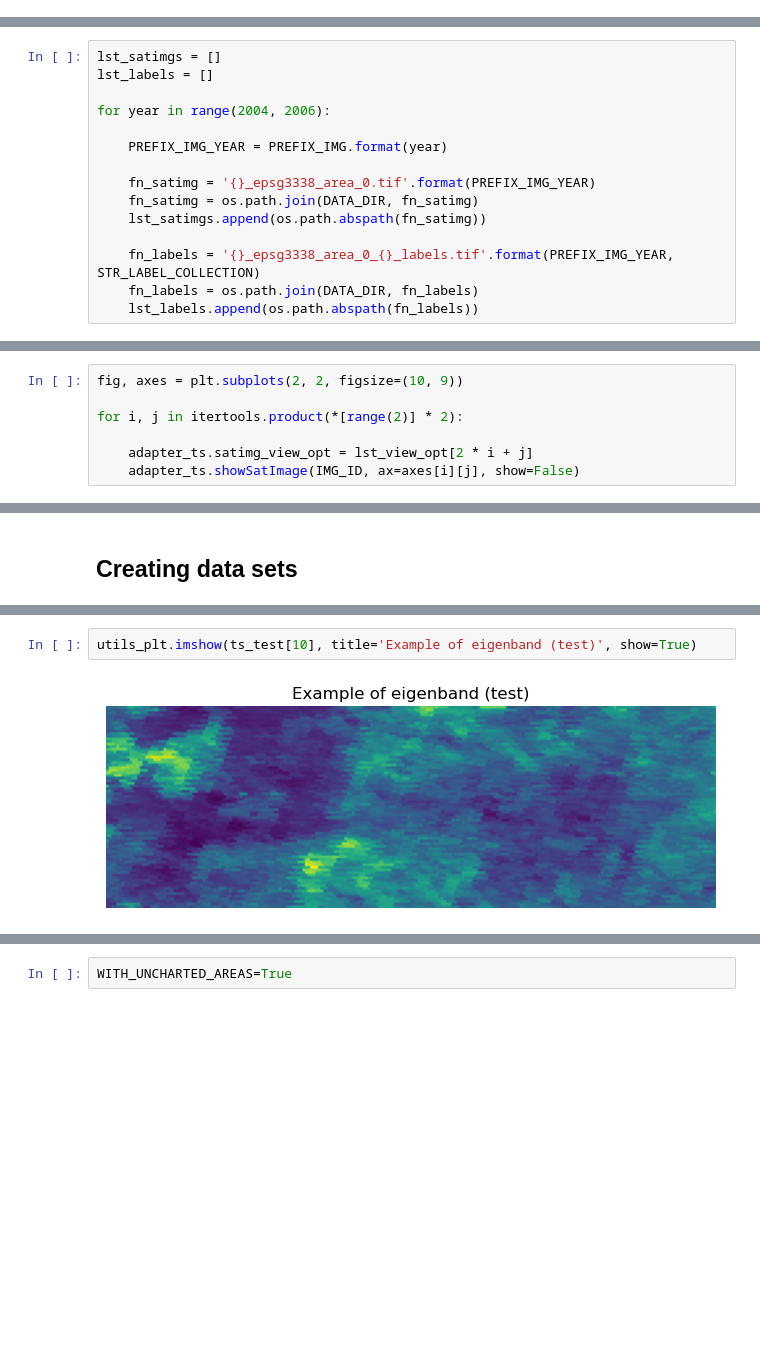
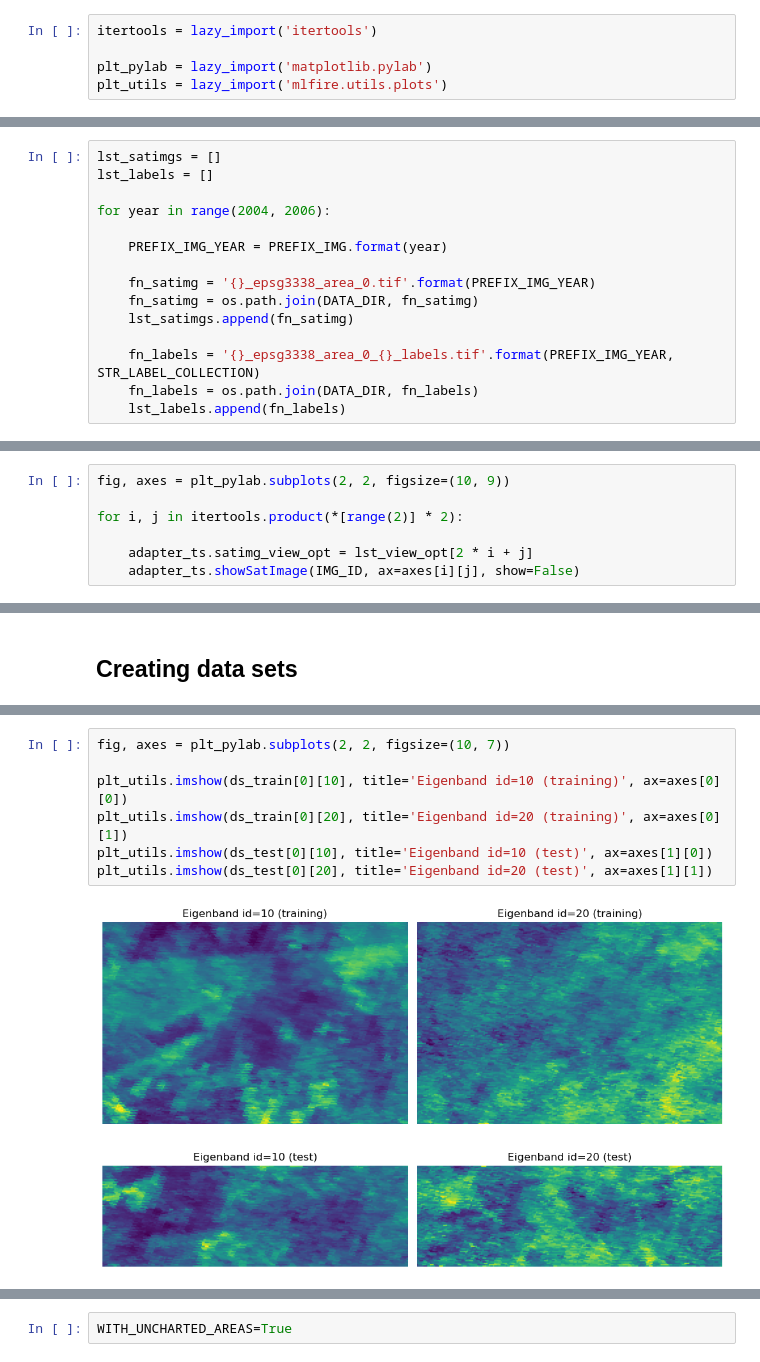
Before and after one commit to natural-hazards/wildfires, a Jupyter notebook: notebooks/pca_example.ipynb, the cells around one changed output, grey strips where cells are left out. Cells and saved outputs as stored; diff of their text form; blank space fills up the shorter version.

```diff
--- a/notebooks/pca_example.ipynb
+++ b/notebooks/pca_example.ipynb
@@ -16 +37,6 @@ from mlfire.utils.functool import lazy_import
+# %%
+itertools = lazy_import('itertools')
+
+plt_pylab = lazy_import('matplotlib.pylab')
+plt_utils = lazy_import('mlfire.utils.plots')
 # %% [markdown]
@@ -40,9 +63,9 @@ for year in range(2004, 2006):
 
     fn_satimg = '{}_epsg3338_area_0.tif'.format(PREFIX_IMG_YEAR)
     fn_satimg = os.path.join(DATA_DIR, fn_satimg)
-    lst_satimgs.append(os.path.abspath(fn_satimg))
+    lst_satimgs.append(fn_satimg)
 
     fn_labels = '{}_epsg3338_area_0_{}_labels.tif'.format(PREFIX_IMG_YEAR, STR_LABEL_COLLECTION)
     fn_labels = os.path.join(DATA_DIR, fn_labels)
-    lst_labels.append(os.path.abspath(fn_labels))
+    lst_labels.append(fn_labels)
 # %% [markdown]
@@ -136,7 +150,7 @@ lst_view_opt = [SatImgViewOpt.NATURAL_COLOR, SatImgViewOpt.SHORTWAVE_INFRARED2,
 IMG_ID = 70
 adapter_ts.ndvi_view_threshold = .5
 # %%
-fig, axes = plt.subplots(2, 2, figsize=(10, 9))
+fig, axes = plt_pylab.subplots(2, 2, figsize=(10, 9))
 
 for i, j in itertools.product(*[range(2)] * 2):
 
@@ -219,5 +224,10 @@ utils_plt.imshow(ts_train[10], title='Example of eigenband (training)', show=Tru
-# %%
-utils_plt.imshow(ts_test[10], title='Example of eigenband (test)', show=True)
-# %% [output]
-[figure, removed]
+# %%
+fig, axes = plt_pylab.subplots(2, 2, figsize=(10, 7))
+
+plt_utils.imshow(ds_train[0][10], title='Eigenband id=10 (training)', ax=axes[0][0])
+plt_utils.imshow(ds_train[0][20], title='Eigenband id=20 (training)', ax=axes[0][1])
+plt_utils.imshow(ds_test[0][10], title='Eigenband id=10 (test)', ax=axes[1][0])
+plt_utils.imshow(ds_test[0][20], title='Eigenband id=20 (test)', ax=axes[1][1])
+# %% [output]
+[figure, added]
 # %% [markdown]
```
Also changed, not shown: parts of 58 cells of this notebook, 1 other file.
